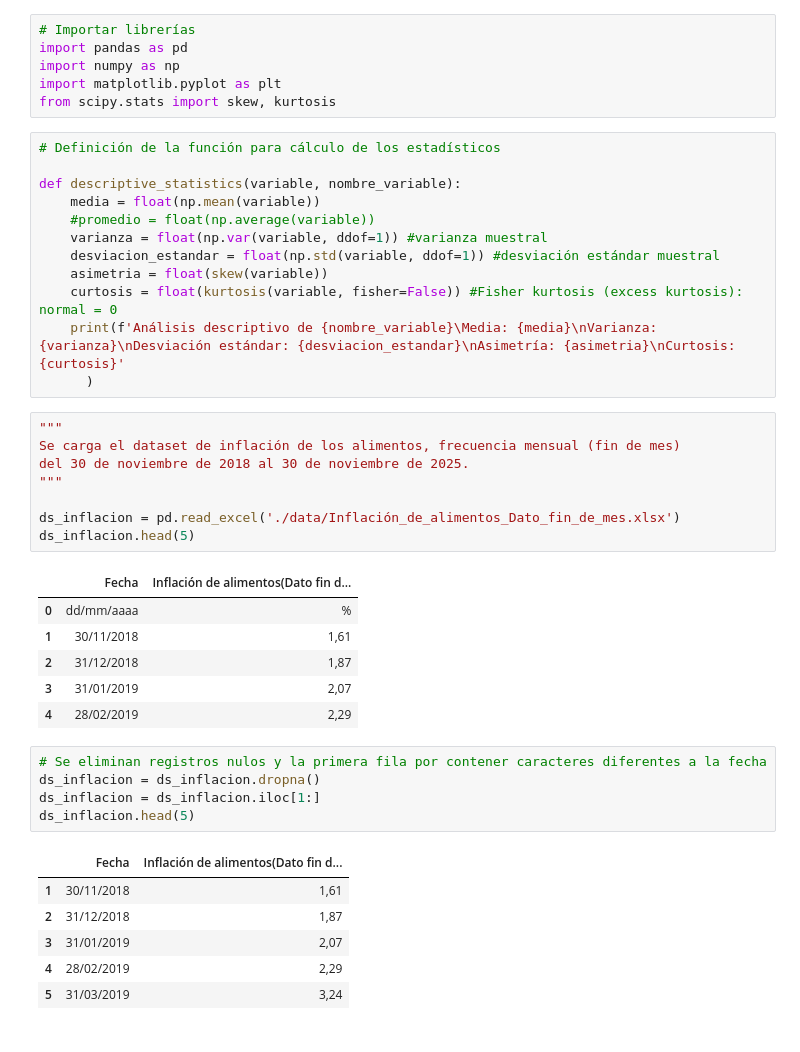
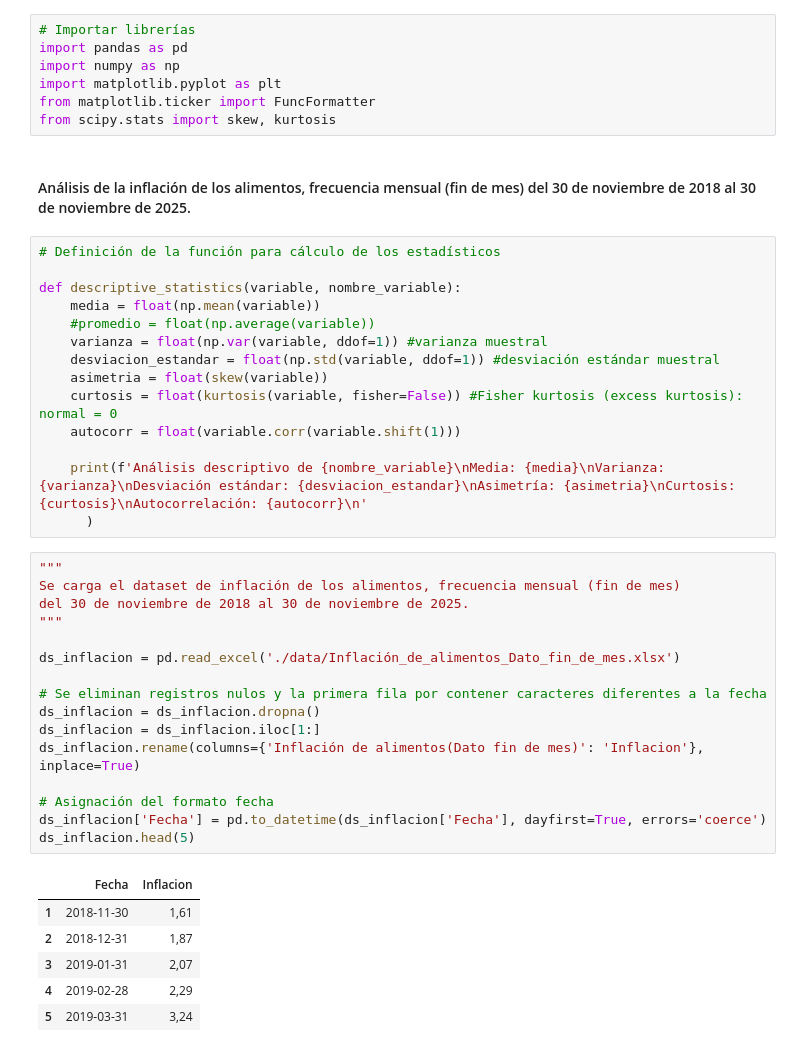
Before and after one commit to acpuche/financial-data-analytics, a Jupyter notebook: hw6_timeseries.ipynb, the cells around one changed output. Drawn from its saved outputs; the diff is of its cells as text.

Commit message:
Tarea 6 - Análisis de series de tiempo

```diff
--- a/hw6_timeseries.ipynb
+++ b/hw6_timeseries.ipynb
@@ -3,7 +3,10 @@
 import pandas as pd
 import numpy as np
 import matplotlib.pyplot as plt
+from matplotlib.ticker import FuncFormatter
 from scipy.stats import skew, kurtosis
+# %% [markdown]
+#### Análisis de la inflación de los alimentos, frecuencia mensual (fin de mes) del 30 de noviembre de 2018 al 30 de noviembre de 2025.
 # %%
 # Definición de la función para cálculo de los estadísticos
 
@@ -14,32 +17,30 @@ def descriptive_statistics(variable, nombre_variable):
     desviacion_estandar = float(np.std(variable, ddof=1)) #desviación estándar muestral
     asimetria = float(skew(variable))
     curtosis = float(kurtosis(variable, fisher=False)) #Fisher kurtosis (excess kurtosis): normal = 0
-    print(f'Análisis descriptivo de {nombre_variable}\Media: {media}\nVarianza: {varianza}\nDesviación estándar: {desviacion_estandar}\nAsimetría: {asimetria}\nCurtosis: {curtosis}'
+    autocorr = float(variable.corr(variable.shift(1)))
+
+    print(f'Análisis descriptivo de {nombre_variable}\nMedia: {media}\nVarianza: {varianza}\nDesviación estándar: {desviacion_estandar}\nAsimetría: {asimetria}\nCurtosis: {curtosis}\nAutocorrelación: {autocorr}\n'
       )
 # %%
 """
 Se carga el dataset de inflación de los alimentos, frecuencia mensual (fin de mes)
 del 30 de noviembre de 2018 al 30 de noviembre de 2025.
 """
 
 ds_inflacion = pd.read_excel('./data/Inflación_de_alimentos_Dato_fin_de_mes.xlsx')
+
+# Se eliminan registros nulos y la primera fila por contener caracteres diferentes a la fecha
+ds_inflacion = ds_inflacion.dropna()
+ds_inflacion = ds_inflacion.iloc[1:]
+ds_inflacion.rename(columns={'Inflación de alimentos(Dato fin de mes)': 'Inflacion'}, inplace=True)
+
+# Asignación del formato fecha
+ds_inflacion['Fecha'] = pd.to_datetime(ds_inflacion['Fecha'], dayfirst=True, errors='coerce')
 ds_inflacion.head(5)
 # %% [output]
-|  | Fecha | Inflación de alimentos(Dato fin d... |
-| 0 | dd/mm/aaaa | % |
-| 1 | 30/11/2018 | 1,61 |
-| 2 | 31/12/2018 | 1,87 |
-| 3 | 31/01/2019 | 2,07 |
-| 4 | 28/02/2019 | 2,29 |
+|  | Fecha | Inflacion |
+| 1 | 2018-11-30 | 1,61 |
+| 2 | 2018-12-31 | 1,87 |
+| 3 | 2019-01-31 | 2,07 |
+| 4 | 2019-02-28 | 2,29 |
+| 5 | 2019-03-31 | 3,24 |
-# %%
-# Se eliminan registros nulos y la primera fila por contener caracteres diferentes a la fecha
-ds_inflacion = ds_inflacion.dropna()
-ds_inflacion = ds_inflacion.iloc[1:]
-ds_inflacion.head(5)
-# %% [output]
-|  | Fecha | Inflación de alimentos(Dato fin d... |
-| 1 | 30/11/2018 | 1,61 |
-| 2 | 31/12/2018 | 1,87 |
-| 3 | 31/01/2019 | 2,07 |
-| 4 | 28/02/2019 | 2,29 |
-| 5 | 31/03/2019 | 3,24 |
```
Also changed, not shown: parts of 16 cells of this notebook.
